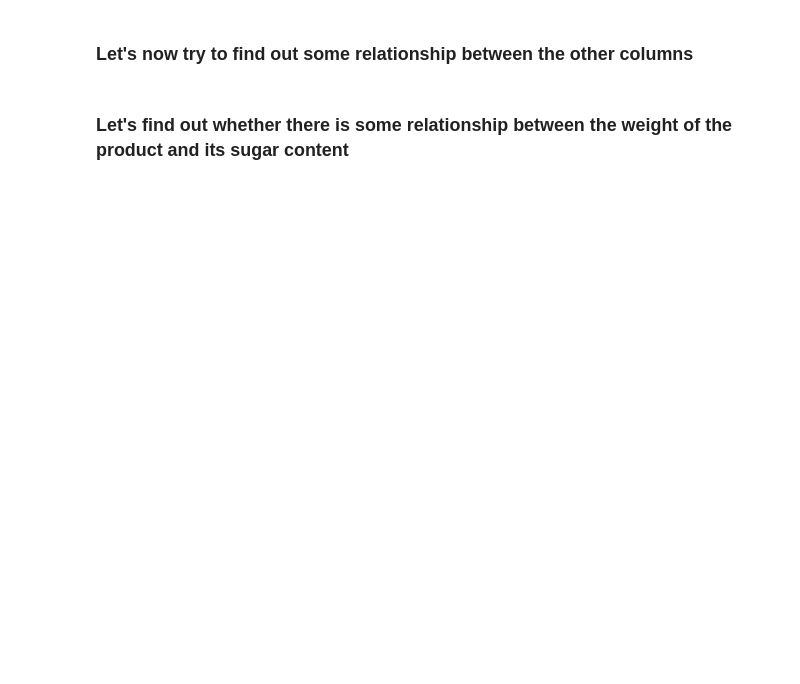
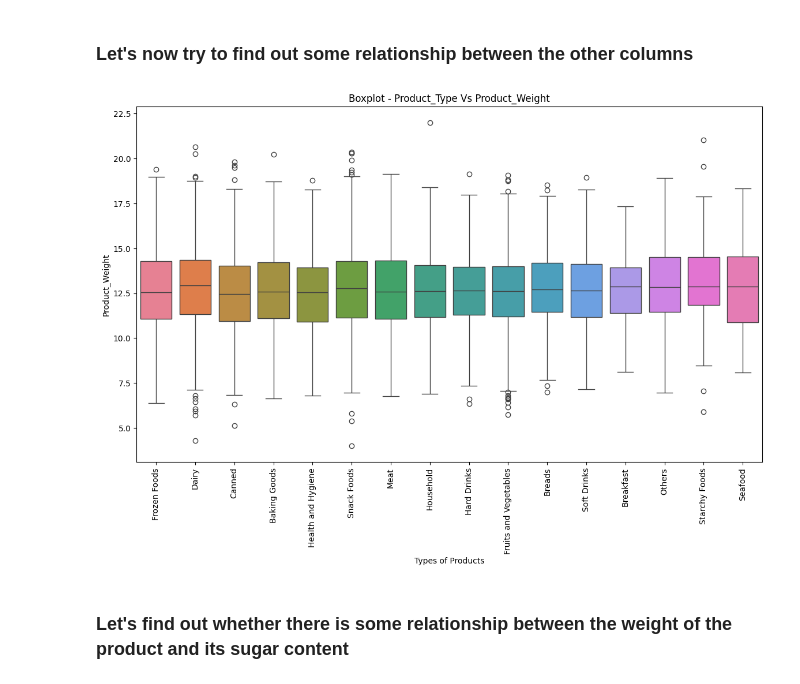
Before and after one commit to Mark5484/sales-forecast-lowcode, a Jupyter notebook: Low_Code_SuperKart_Model_Deployment.ipynb, the cells around one changed output. Drawn from its saved outputs; the diff is of its cells as text; code cells hidden in the pictures; blank space fills up the shorter version.

```diff
--- a/Low_Code_SuperKart_Model_Deployment.ipynb
+++ b/Low_Code_SuperKart_Model_Deployment.ipynb
@@ -510,12 +516,14 @@ plt.show()
 ### **Let's now try to find out some relationship between the other columns**
 # %%
 plt.figure(figsize=[14, 8])
-sns.boxplot(data = data, x = "_____", y = "_____", hue = "_____") #Complete the code to plot the boxplot with x as Product_Type , y as Product_Weight and hue as Product_Type
+sns.boxplot(data = data, x = "Product_Type", y = "Product_Weight", hue = "Product_Type") #Complete the code to plot the boxplot with x as Product_Type , y as Product_Weight and hue as Product_Type
 plt.xticks(rotation=90)
 plt.title("Boxplot - Product_Type Vs Product_Weight")
 plt.xlabel("Types of Products")
 plt.ylabel("Product_Weight")
 plt.show()
+# %% [output]
+[figure, added]
 # %% [markdown]
 ### **Let's find out whether there is some relationship between the weight of the product and its sugar content**
 # %%
```
Also changed, not shown: parts of 7 cells of this notebook.
